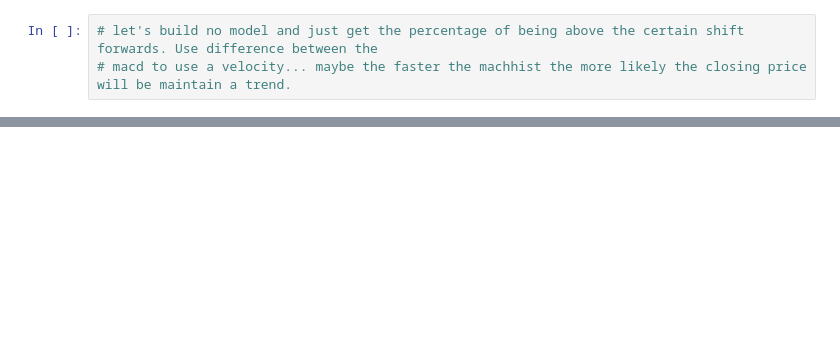
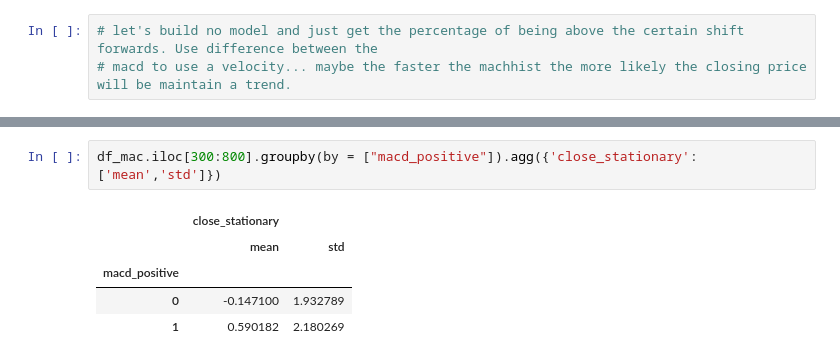
Before and after one commit to michaelortiz05/algotrader, a Jupyter notebook: Joshuas_MacD.ipynb, the cells around one changed output, grey strips where cells are left out. Saved outputs shown, nothing was run; the diff lists cells and outputs as text; blank space fills up the shorter version.

```diff
--- a/Joshuas_MacD.ipynb
+++ b/Joshuas_MacD.ipynb
@@ -491,0 +538,8 @@ Accuracy: 0.494 (0.078)
+# %%
+df_mac.iloc[300:800].groupby(by = ["macd_positive"]).agg({'close_stationary':['mean','std']})
+# %% [output]
+|  | close_stationary |  |
+|  | mean | std |
+| macd_positive |  |  |
+| 0 | -0.147100 | 1.932789 |
+| 1 | 0.590182 | 2.180269 |
```
Also changed, not shown: parts of 18 cells of this notebook.
